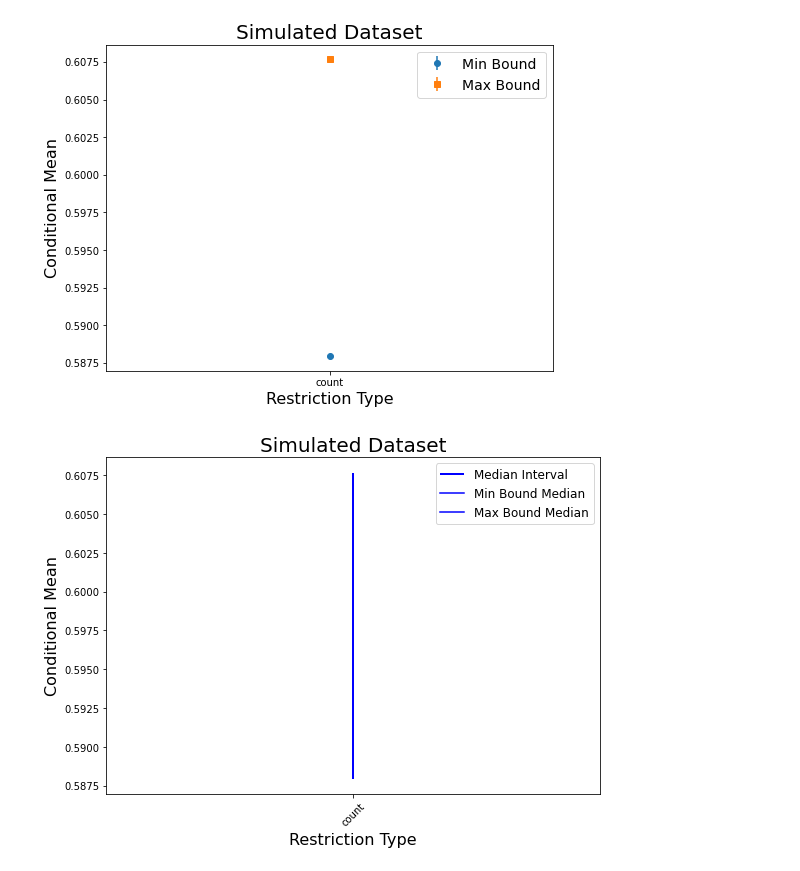
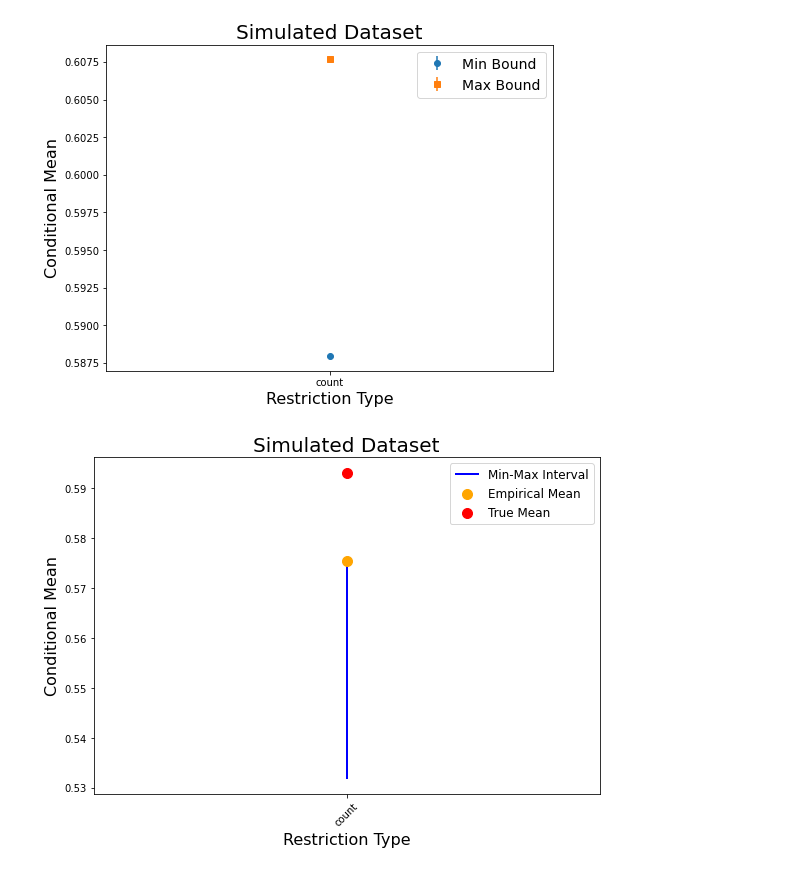
Before and after one commit to pranav-mallela/inference_contrained_distribution_shift, a Jupyter notebook: plotting/plots_ours.ipynb, the cells around one changed output. Saved outputs shown, nothing was run; the diff lists cells and outputs as text; code cells hidden in the pictures.

```diff
--- a/plotting/plots_ours.ipynb
+++ b/plotting/plots_ours.ipynb
@@ -46,7 +46,11 @@ import pandas as pd
 import numpy as np
 
 # Read the data
-df = pd.read_csv('../experiment_artifacts/Dec01-0138/plotting_df.csv')
+# df = pd.read_csv('../experiment_artifacts/Dec01-0138/plotting_df.csv')
+#their data
+# df = pd.read_csv('../experiment_artifacts/Dec01-1915/plotting_df.csv')
+df = pd.read_csv('../experiment_artifacts/Dec01-1932/plotting_df.csv')
+
 
 # Create a figure and axis
 fig, ax = plt.subplots(figsize=(8, 6))
@@ -86,31 +90,50 @@ for idx, restriction_type in enumerate(restriction_types):
 
 # Plot vertical lines (whiskers) between min and max medians
 ax.vlines(
-    x=centers,
-    ymin=medians_min,
-    ymax=medians_max,
+    x=0,
+    ymin=df['min_bound'][0],
+    ymax=df['max_bound'][0],
     color='blue',
     linewidth=2,
-    label='Median Interval'
+    label='Min-Max Interval'
 )
 
-ax.lines(
-    y=centers,
-    xmin=medians_min,
-    yxmax=medians_max,
-    color='blue',
-    linewidth=2,
-    label='Median Interval'
+# ax.lines(
+#     y=centers,
+#     xmin=medians_min,
+#     yxmax=medians_max,
+#     color='blue',
+#     linewidth=2,
+#     label='Median Interval'
+# )
+
+ax.scatter(
+    x=0,
+    y=df['empirical_conditional_mean'][0],
+    color='orange',
+    s=100,
+    label='Empirical Mean',
+    zorder=3
+)
+ax.scatter(
+    x=0,
+    y=df['true_conditional_mean'][0],
+    color='red',
+    s=100,
+    label='True Mean',
+    zorder=3
 )
 
-ax.hlines(
-    y=centers,  # y-coordinates for each restriction type
-    xmin=medians_min,  # Min bound medians
-    xmax=medians_max,  # Max bound medians
-    color='blue',      # Line color
-    linewidth=2,       # Line width
-    label='Median Interval'  # Legend label
-)
+
+
+# ax.hlines(
+#     y=centers,  # y-coordinates for each restriction type
+#     xmin=medians_min,  # Min bound medians
+#     xmax=medians_max,  # Max bound medians
+#     color='blue',      # Line color
+#     linewidth=2,       # Line width
+#     label='Median Interval'  # Legend label
+# )
 
 # Plot markers for min and max medians
 # ax.plot(
@@ -139,31 +162,31 @@ ax.hlines(
 #     label='Min Bound 90% CI'
 # )
 # ax.errorbar(
 #     centers,
 #     medians_max,
 #     yerr=[lower_errors_max, upper_errors_max],
 #     fmt='none',
 #     ecolor='blue',
 #     capsize=5,
 #     label='Max Bound 90% CI'
 # )
 
 # Set x-axis labels
 ax.set_xticks(centers)
 ax.set_xticklabels(restriction_types, rotation=45)
 
 # Add titles and labels
 ax.set_title("Simulated Dataset", fontsize=20)
 ax.set_xlabel("Restriction Type", fontsize=16)
 ax.set_ylabel("Conditional Mean", fontsize=16)
 
 # Add legend
 ax.legend(fontsize=12)
 
 # Adjust layout to prevent clipping of tick-labels
 plt.tight_layout()
 
 # Display the plot
 plt.show()
 # %% [output]
-[figure, old version]
+[figure, new version]
```
Also changed, not shown: parts of 1 cell of this notebook, 3 other files.
